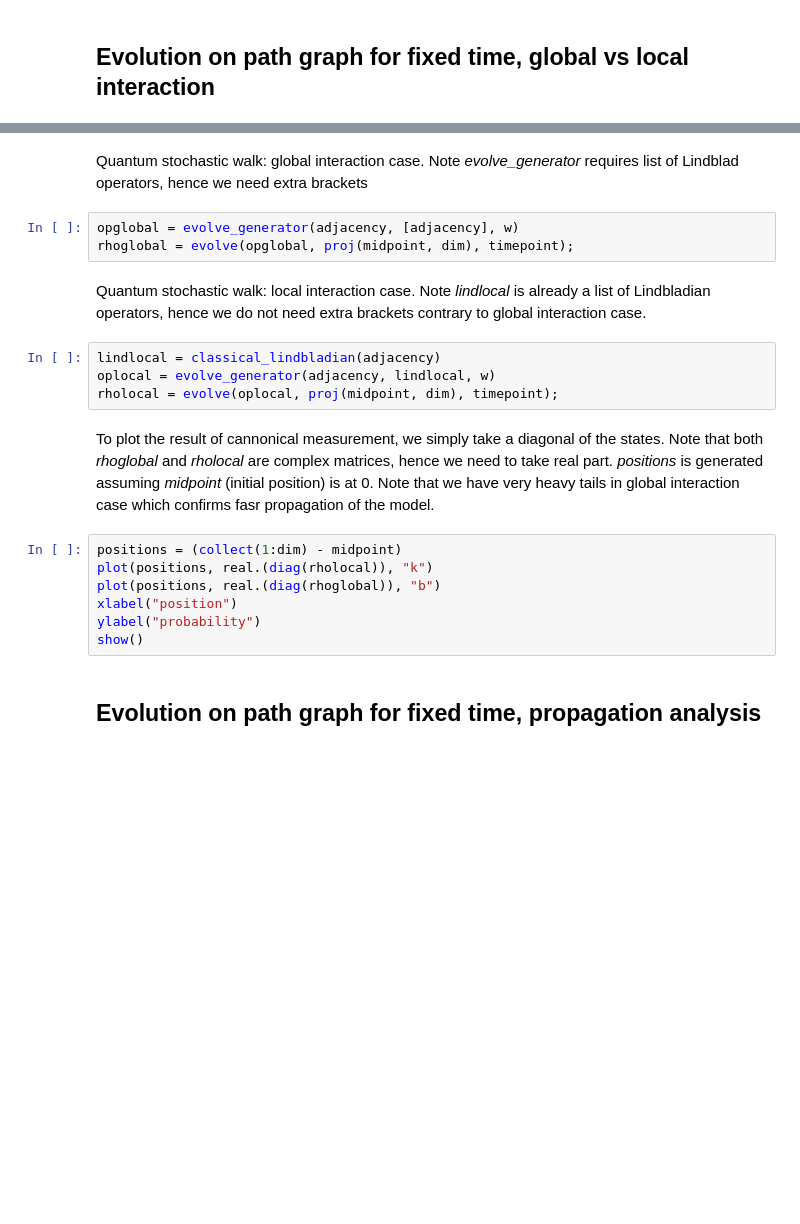
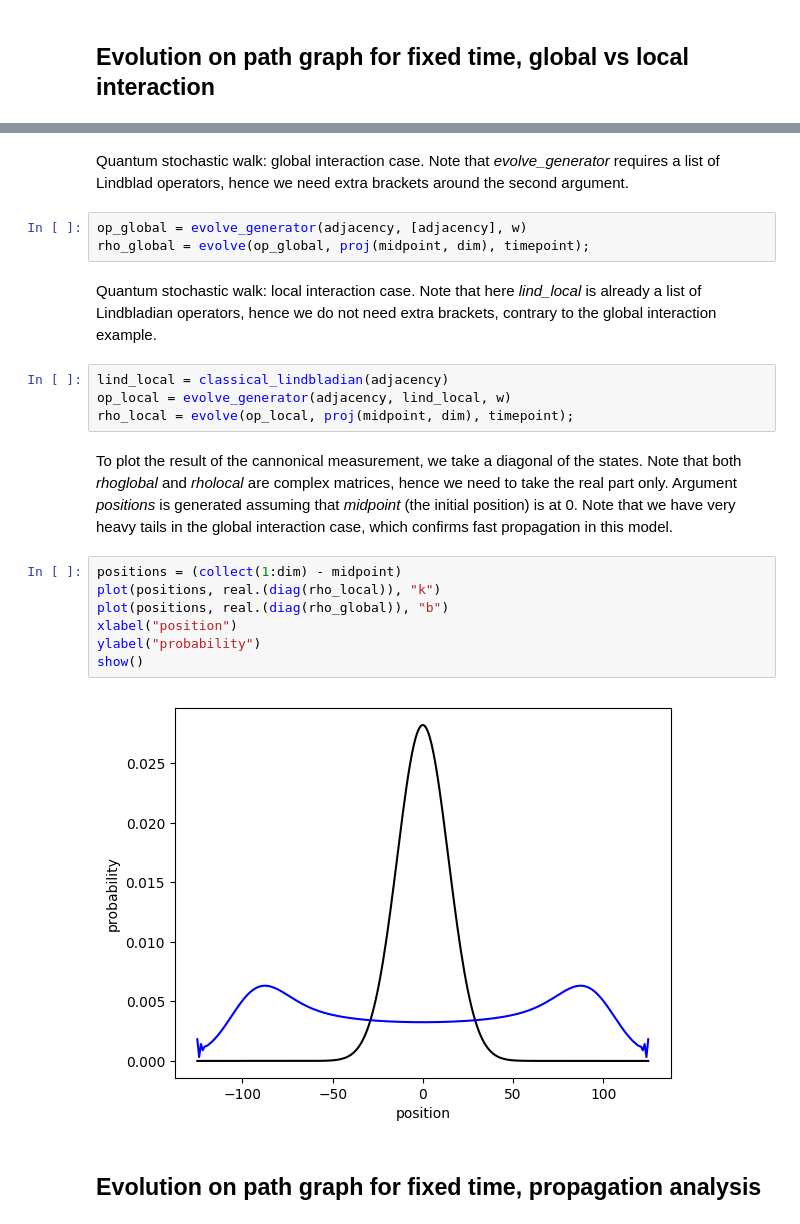
Before and after one commit to iitis/QSWalk.jl, a Jupyter notebook: examples/ex01_path_propagation.ipynb, the cells around one changed output, grey strips where cells are left out. Drawn from its saved outputs; the diff is of its cells as text; blank space fills up the shorter version.

```diff
--- a/examples/ex01_path_propagation.ipynb
+++ b/examples/ex01_path_propagation.ipynb
@@ -18,25 +18,27 @@ w = 0.5
 timepoint = 100.
 adjacency = adjacency_matrix(PathGraph(dim));
 # %% [markdown]
-Quantum stochastic walk: global interaction case. Note *evolve_generator* requires list of Lindblad operators, hence we need extra brackets
+Quantum stochastic walk: global interaction case. Note that *evolve_generator* requires a list of Lindblad operators, hence we need extra brackets around the second argument.
 # %%
-opglobal = evolve_generator(adjacency, [adjacency], w)
-rhoglobal = evolve(opglobal, proj(midpoint, dim), timepoint);
+op_global = evolve_generator(adjacency, [adjacency], w)
+rho_global = evolve(op_global, proj(midpoint, dim), timepoint);
 # %% [markdown]
-Quantum stochastic walk: local interaction case. Note *lindlocal* is already a list of Lindbladian operators, hence we do not need extra brackets contrary to global interaction case.
+Quantum stochastic walk: local interaction case. Note that here *lind_local* is already a list of Lindbladian operators, hence we do not need extra brackets, contrary to the global interaction example.
 # %%
-lindlocal = classical_lindbladian(adjacency)
-oplocal = evolve_generator(adjacency, lindlocal, w)
-rholocal = evolve(oplocal, proj(midpoint, dim), timepoint);
+lind_local = classical_lindbladian(adjacency)
+op_local = evolve_generator(adjacency, lind_local, w)
+rho_local = evolve(op_local, proj(midpoint, dim), timepoint);
 # %% [markdown]
-To plot the result of cannonical measurement, we simply take a diagonal of the states. Note that both *rhoglobal* and *rholocal* are complex matrices, hence we need to take real part. *positions* is generated assuming *midpoint* (initial position) is at 0. Note that we have very heavy tails in global interaction case which confirms fasr propagation of the model.
+To plot the result of the cannonical measurement, we take a diagonal of the states. Note that both *rhoglobal* and *rholocal* are complex matrices, hence we need to take the real part only. Argument *positions* is generated assuming that *midpoint* (the initial position) is at 0. Note that we have very heavy tails in the global interaction case, which confirms fast propagation in this model.
 # %%
 positions = (collect(1:dim) - midpoint)
-plot(positions, real.(diag(rholocal)), "k")
-plot(positions, real.(diag(rhoglobal)), "b")
+plot(positions, real.(diag(rho_local)), "k")
+plot(positions, real.(diag(rho_global)), "b")
 xlabel("position")
 ylabel("probability")
 show()
+# %% [output]
+[figure, added]
 # %% [markdown]
 ## Evolution on path graph for fixed time, propagation analysis
 # %% [markdown]
```
Also changed, not shown: parts of 13 cells of this notebook, 1 other file.
